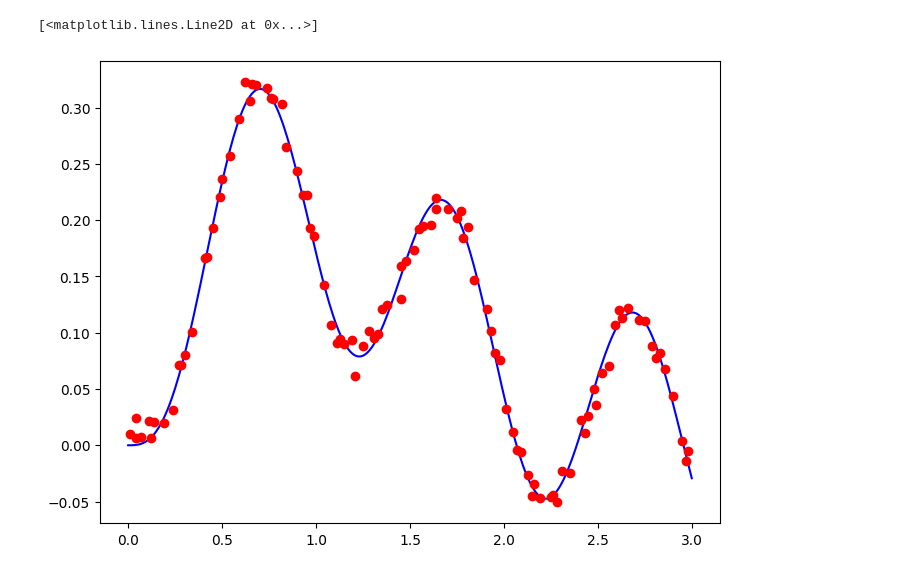
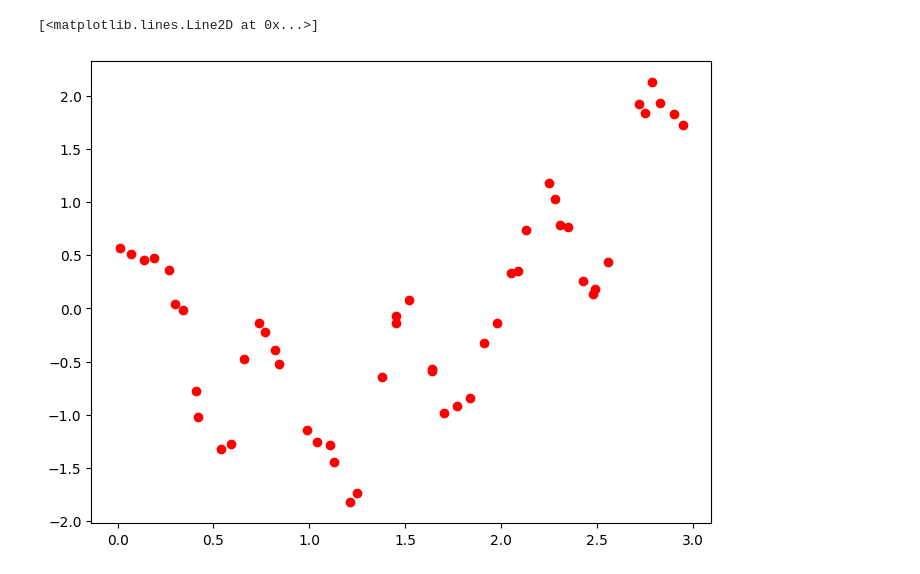
Before and after one commit to TobiLeitgeb/BNN_project, a Jupyter notebook: code/damped_oscillator.ipynb, the cells around one changed output. Saved outputs shown, nothing was run; the diff lists cells and outputs as text; code cells hidden in the pictures.

```diff
--- a/code/damped_oscillator.ipynb
+++ b/code/damped_oscillator.ipynb
@@ -20,58 +22,23 @@ data = jnp.load('oscilator1_data.npy', allow_pickle=True).item()
 X, Y, Y_f = data['X'], data['Y'], data['Y_f']
-# %%
-from scipy.stats.qmc import Sobol
-
-def sample_training_points_space_filling(
-        X,
-        Y_1,
-        Y_2,
-        num_samples,
-        seed=0
-):
-    """
-    Sample training points from X, Y_1, and Y_2 using Sobol sequences.
-    Generates different X positions for Y_1 and Y_2.
-    """
-    num_total_samples = X.shape[0]
-
-    # Initialize Sobol sequence samplers for Y_1 and Y_2
-    sobol_1 = Sobol(d=1, scramble=True, seed=seed)
-    sobol_2 = Sobol(d=1, scramble=True, seed=seed + 1)  # Different seed for different sequence
-
-    sobol_samples_1 = sobol_1.random(num_samples)
-    sobol_samples_2 = sobol_2.random(num_samples)
-
-    indices_1 = (sobol_samples_1 * num_total_samples).astype(int).flatten()
-    indices_2 = (sobol_samples_2 * num_total_samples).astype(int).flatten()
-
-    indices_1 = jnp.clip(indices_1, 0, num_total_samples - 1)
-    indices_2 = jnp.clip(indices_2, 0, num_total_samples - 1)
-
-    # Sample from the arrays using the Sobol sequence indices
-    X_samples_1 = X[indices_1]
-    Y_1_samples = Y_1[indices_1] + jr.normal(jr.PRNGKey(seed), shape=(num_samples, )) * 1e-2
-    X_samples_2 = X[indices_2]
-    Y_2_samples = Y_2[indices_2]+ jr.normal(jr.PRNGKey(seed), shape=(num_samples, )) * 1e-2
-
-    # test set without the training points
-
-
-
-    return X_samples_1[:,None], Y_1_samples[:,None], X_samples_2[:,None], Y_2_samples[:,None], X[:,None], Y_1[:,None], Y_2[:,None]
-
-# Sample training points
-X_train, Y_train,X_f_samples, Y_f_samples, X_test, Y_1_test, Y_2_test = sample_training_points_space_filling(X, Y, Y_f, 100, seed=0)
-
-# Plot the sampled training points
-plt.figure(figsize=(8, 6))
-plt.plot(X, Y, 'b', label='Y')
-plt.plot(X_train, Y_train, 'ro', label='Y samples')
-#plt.plot(X, Y_f, 'g', label='Y_f')
-#plt.plot(X_f_samples, Y_f_samples, 'go', label='Y_f samples')
-#plt.legend()
-# %% [output]
-[<matplotlib.lines.Line2D at 0x...>]
-[figure, removed]
+# %%
+# Sample training points
+X_train, Y_train,X_f_samples, Y_f_samples, X_test, Y_1_test, Y_2_test = sample_training_points_space_filling(X, Y, Y_f, 50, seed=0)
+#normalize the training data
+mean_y = jnp.mean(Y_train)
+std_y = jnp.std(Y_train)
+Y_train = (Y_train - mean_y) / std_y
+
+
+# Plot the sampled training points
+plt.figure(figsize=(8, 6))
+
+plt.plot(X_train, Y_train, 'ro', label='Y samples')
+#plt.plot(X, Y_f, 'g', label='Y_f')
+#plt.plot(X_f_samples, Y_f_samples, 'go', label='Y_f samples')
+#plt.legend()
+# %% [output]
+[<matplotlib.lines.Line2D at 0x...>]
+[figure, added]
 # %%
 def dense_layer(
         i: int,
```
Also changed, not shown: parts of 10 cells of this notebook, 2 other files.
